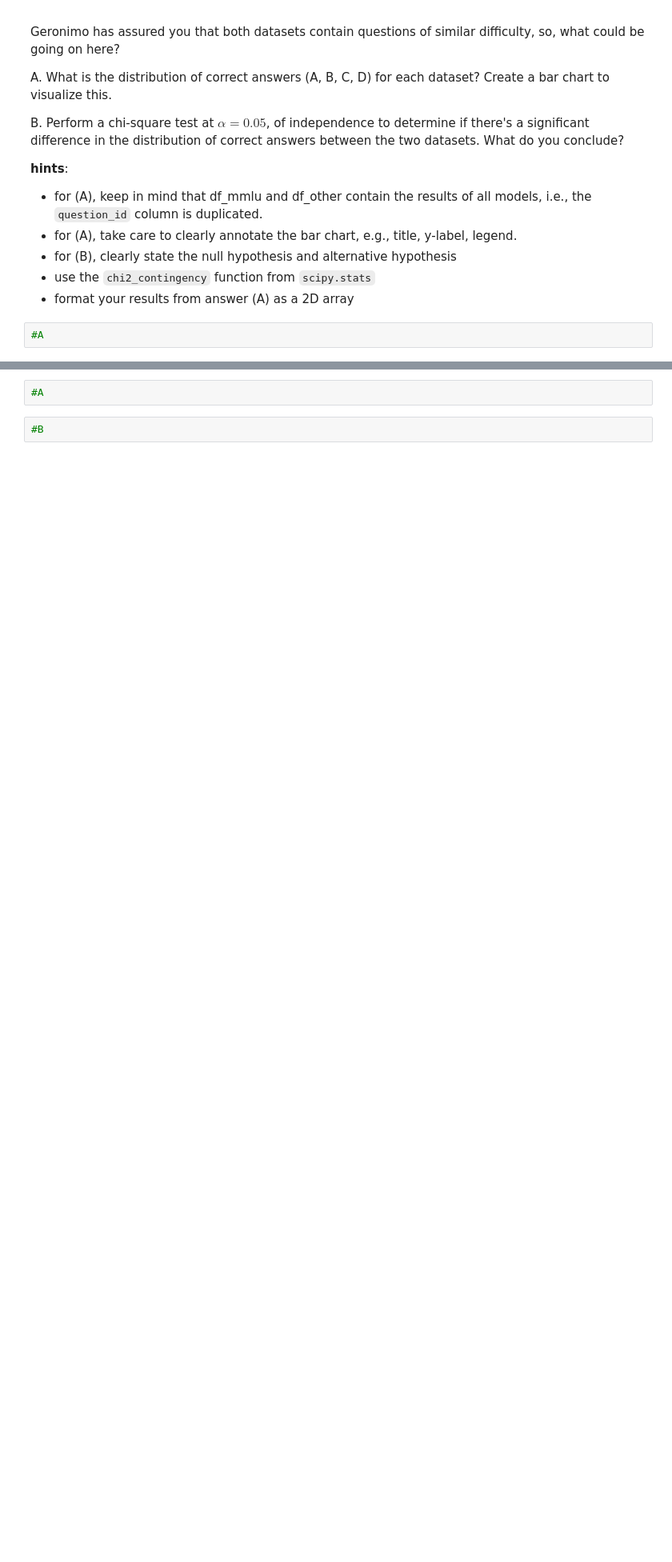
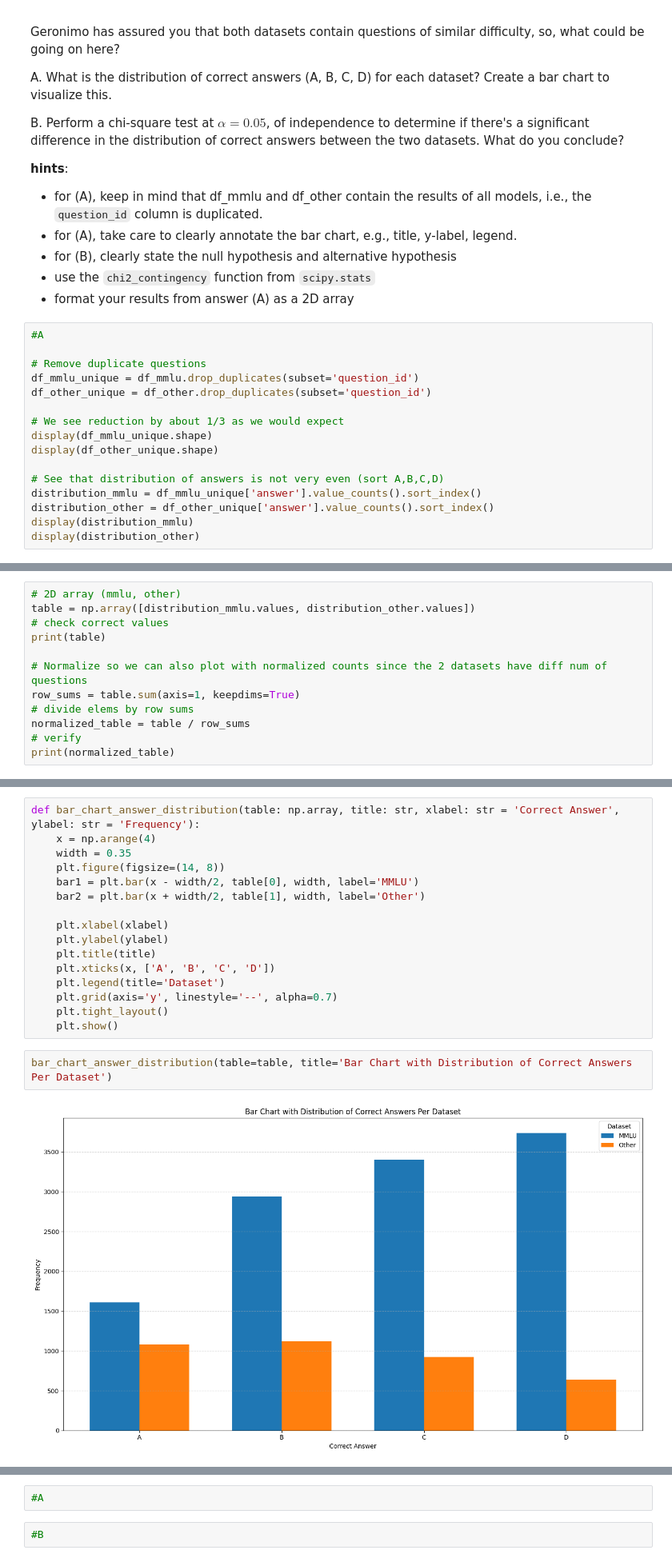
Before and after one commit to Jvviragine/data_analysis_um_course, a Jupyter notebook: data_clinics/clinic1/Niki_Data_Clinic_1 copy.ipynb, the cells around one changed output, grey strips where cells are left out. Shown at 80% size. Drawn from its saved outputs; the diff is of its cells as text; blank space fills up the shorter version.

```diff
--- a/data_clinics/clinic1/Niki_Data_Clinic_1 copy.ipynb
+++ b/data_clinics/clinic1/Niki_Data_Clinic_1 copy.ipynb
@@ -655,3 +738,17 @@ B. Perform a chi-square test at $\alpha = 0.05$, of independence to determine if
 - format your results from answer (A) as a 2D array
 # %%
 #A
+
+# Remove duplicate questions
+df_mmlu_unique = df_mmlu.drop_duplicates(subset='question_id')
+df_other_unique = df_other.drop_duplicates(subset='question_id')
+
+# We see reduction by about 1/3 as we would expect
+display(df_mmlu_unique.shape)
+display(df_other_unique.shape)
+
+# See that distribution of answers is not very even (sort A,B,C,D)
+distribution_mmlu = df_mmlu_unique['answer'].value_counts().sort_index()
+distribution_other = df_other_unique['answer'].value_counts().sort_index()
+display(distribution_mmlu)
+display(distribution_other)
@@ -657,0 +770,12 @@ B. Perform a chi-square test at $\alpha = 0.05$, of independence to determine if
+# %%
+# 2D array (mmlu, other)
+table = np.array([distribution_mmlu.values, distribution_other.values])
+# check correct values
+print(table)
+
+# Normalize so we can also plot with normalized counts since the 2 datasets have diff num of questions
+row_sums = table.sum(axis=1, keepdims=True)
+# divide elems by row sums
+normalized_table = table / row_sums
+# verify
+print(normalized_table)
@@ -657,0 +787,20 @@ B. Perform a chi-square test at $\alpha = 0.05$, of independence to determine if
+# %%
+def bar_chart_answer_distribution(table: np.array, title: str, xlabel: str = 'Correct Answer', ylabel: str = 'Frequency'):
+    x = np.arange(4)
+    width = 0.35
+    plt.figure(figsize=(14, 8))
+    bar1 = plt.bar(x - width/2, table[0], width, label='MMLU')
+    bar2 = plt.bar(x + width/2, table[1], width, label='Other')
+
+    plt.xlabel(xlabel)
+    plt.ylabel(ylabel)
+    plt.title(title)
+    plt.xticks(x, ['A', 'B', 'C', 'D'])
+    plt.legend(title='Dataset')
+    plt.grid(axis='y', linestyle='--', alpha=0.7)
+    plt.tight_layout()
+    plt.show()
+# %%
+bar_chart_answer_distribution(table=table, title='Bar Chart with Distribution of Correct Answers Per Dataset')
+# %% [output]
+[figure, added]
```
Also changed, not shown: parts of 26 cells of this notebook.
